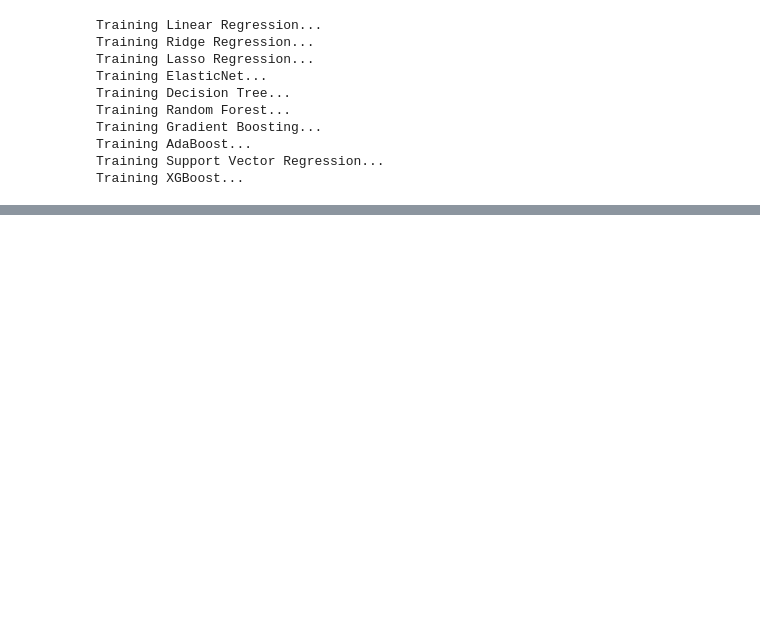
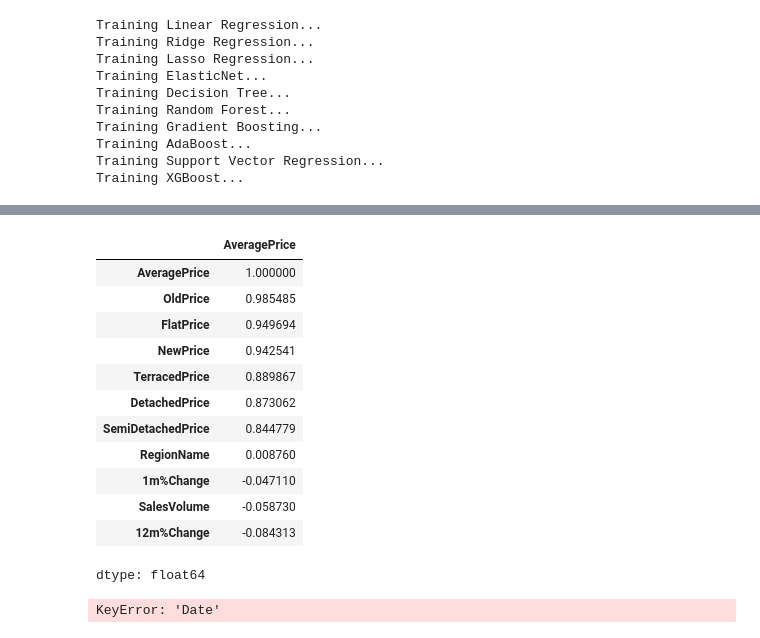
Before and after one commit to Kavyakav90/All-UK-House-Price-Prediction, a Jupyter notebook: uk_houseprice_pr.ipynb, the cells around one changed output, grey strips where cells are left out. Cells and saved outputs as stored; diff of their text form; code cells hidden in the pictures; blank space fills up the shorter version.

```diff
--- a/uk_houseprice_pr.ipynb
+++ b/uk_houseprice_pr.ipynb
@@ -318,0 +372,39 @@ Training XGBoost...
+# %%
+df.corr()['AveragePrice'].sort_values(ascending=False)
+# %% [output]
+|  | AveragePrice |
+| AveragePrice | 1.000000 |
+| OldPrice | 0.985485 |
+| FlatPrice | 0.949694 |
+| NewPrice | 0.942541 |
+| TerracedPrice | 0.889867 |
+| DetachedPrice | 0.873062 |
+| SemiDetachedPrice | 0.844779 |
+| RegionName | 0.008760 |
+| 1m%Change | -0.047110 |
+| SalesVolume | -0.058730 |
+| 12m%Change | -0.084313 |
+dtype: float64
+# %%
+#Drop Highly Correlated Features
+# Create a reduced dataset without dominant features
+drop_cols = ['OldPrice', 'FlatPrice', 'NewPrice']  # You can try combinations
+df_reduced = df.drop(columns=drop_cols)
+
+# Re-define features and target
+X = df_reduced.drop(columns=['AveragePrice'])
+y = df_reduced['AveragePrice']
+
+# Use time-based split again
+df_sorted = df_reduced.sort_values(by='Date').reset_index(drop=True)
+split_index = int(len(df_sorted) * 0.8)
+
+train_set = df_sorted.iloc[:split_index]
+test_set = df_sorted.iloc[split_index:]
+
+X_train = train_set.drop(columns=['AveragePrice'])
+y_train = train_set['AveragePrice']
+X_test = test_set.drop(columns=['AveragePrice'])
+y_test = test_set['AveragePrice']
+# %% [output]
+KeyError: 'Date'
```
Also changed, not shown: parts of 18 cells of this notebook.
